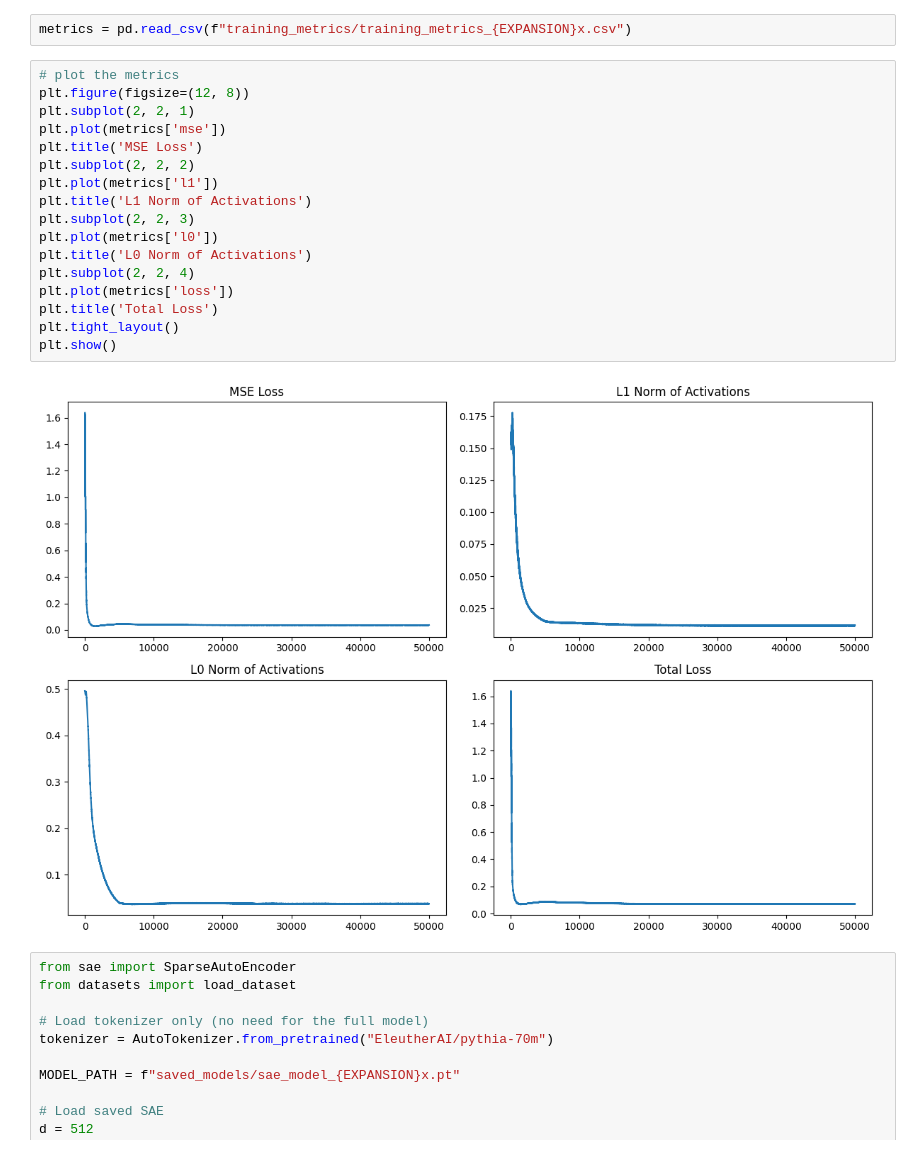
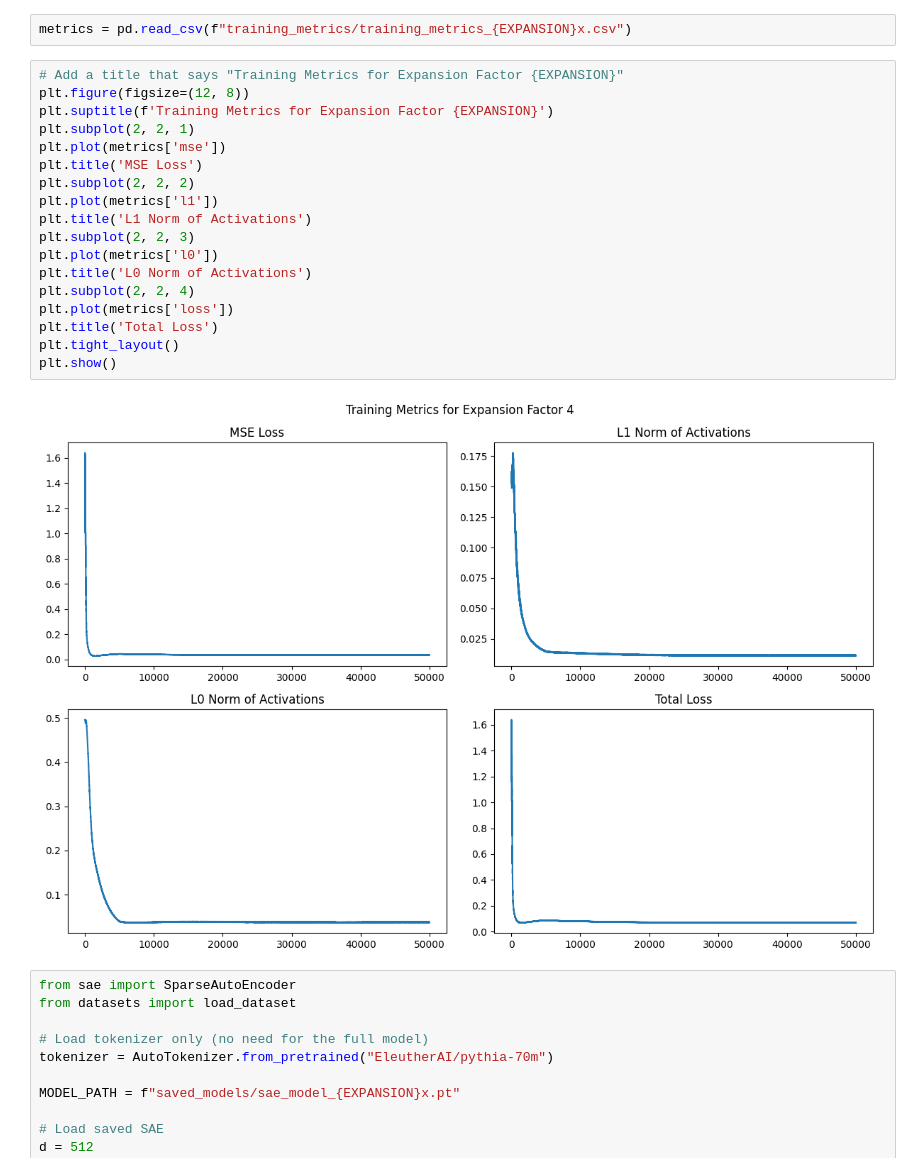
Before and after one commit to sdswitz/mech-int, a Jupyter notebook: notebooks/archive/inspect-features.ipynb, the cells around one changed output. Cells and saved outputs as stored; diff of their text form.

```diff
--- a/notebooks/archive/inspect-features.ipynb
+++ b/notebooks/archive/inspect-features.ipynb
@@ -16,24 +16,25 @@ EXPANSION = 4
 # %%
 metrics = pd.read_csv(f"training_metrics/training_metrics_{EXPANSION}x.csv")
 # %%
-# plot the metrics
+# Add a title that says "Training Metrics for Expansion Factor {EXPANSION}"
 plt.figure(figsize=(12, 8))
+plt.suptitle(f'Training Metrics for Expansion Factor {EXPANSION}')
 plt.subplot(2, 2, 1)
 plt.plot(metrics['mse'])
 plt.title('MSE Loss')
 plt.subplot(2, 2, 2)
 plt.plot(metrics['l1'])
 plt.title('L1 Norm of Activations')
 plt.subplot(2, 2, 3)
 plt.plot(metrics['l0'])
 plt.title('L0 Norm of Activations')
 plt.subplot(2, 2, 4)
 plt.plot(metrics['loss'])
 plt.title('Total Loss')
 plt.tight_layout()
 plt.show()
 # %% [output]
-[figure, old version]
+[figure, new version]
 # %%
 from sae import SparseAutoEncoder
 from datasets import load_dataset
```
Also changed, not shown: parts of 6 cells of this notebook, 2 other files.
